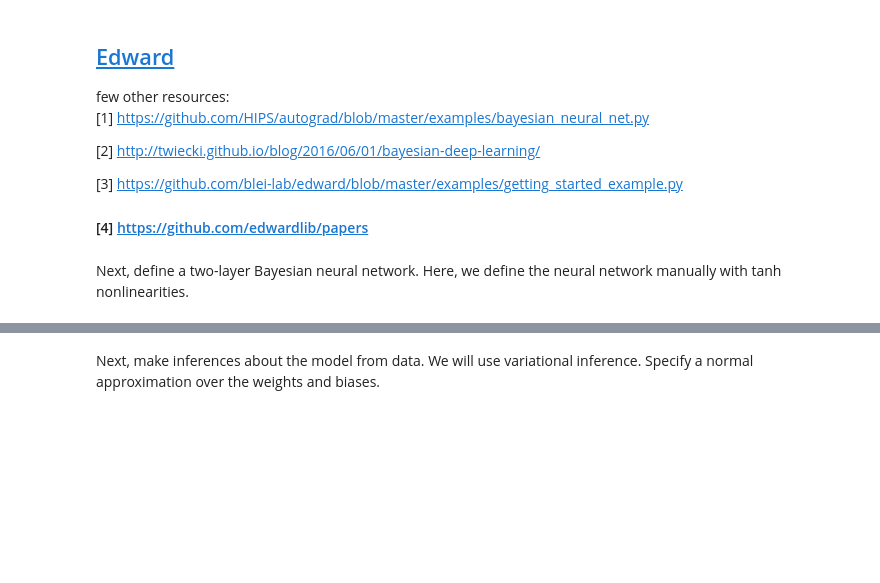
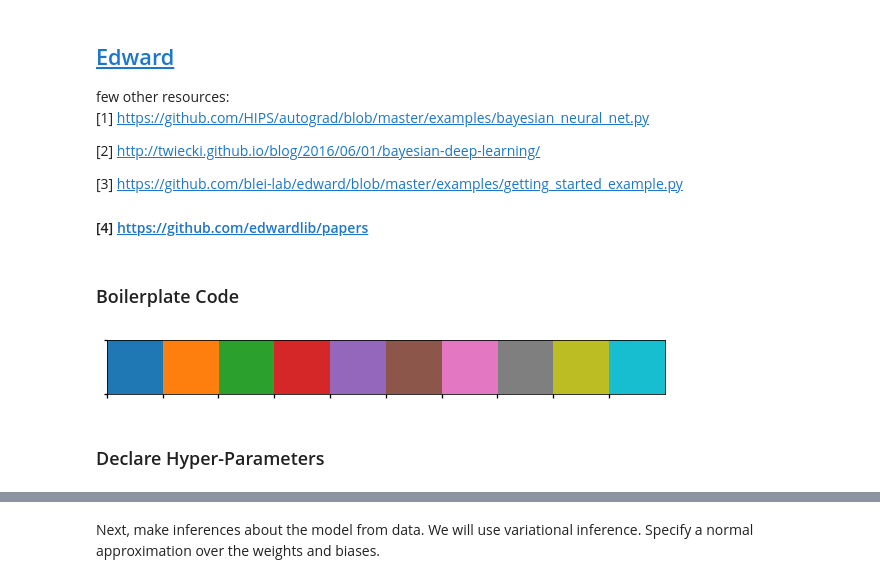
Before and after one commit to chromonav/neuroprobe, a Jupyter notebook: Bayesian Deep Learning/Learning Probablistic Deep Learning.ipynb, the cells around one changed output, grey strips where cells are left out. Saved outputs shown, nothing was run; the diff lists cells and outputs as text; code cells hidden in the pictures; blank space fills up the shorter version.

```diff
--- a/Bayesian Deep Learning/Learning Probablistic Deep Learning.ipynb
+++ b/Bayesian Deep Learning/Learning Probablistic Deep Learning.ipynb
@@ -29,2 +11,0 @@ y_train = y_train.astype(np.float32).reshape((50, 1))
-# %% [markdown]
-Next, define a two-layer Bayesian neural network. Here, we define the neural network manually with tanh nonlinearities.
@@ -42,0 +12,33 @@ y = Normal(loc=tf.matmul(tf.tanh(tf.matmul(x, W_0) + b_0), W_1) + b_1,
+# %% [markdown]
+### Boilerplate Code
+# %%
+%matplotlib inline
+%load_ext watermark
+from __future__ import absolute_import
+from __future__ import division
+from __future__ import print_function
+
+import edward as ed
+import matplotlib.pyplot as plt
+import matplotlib.cm as cm
+from matplotlib.colors import ListedColormap, Normalize
+from matplotlib.animation import FuncAnimation
+from tempfile import NamedTemporaryFile
+from IPython.display import HTML
+import seaborn as sns
+import numpy as np
+import six
+import tensorflow as tf
+
+plt.style.use('seaborn-talk')
+sns.set_context("talk", font_scale=1.4)
+# sns.set_palette("colorblind")
+sess = ed.get_session()
+
+sns.palplot(sns.color_palette())
+# this can be done only before using Edward
+ed.set_seed(42)
+# %% [output]
+[figure, added]
+# %% [markdown]
+### Declare Hyper-Parameters
```
Also changed, not shown: parts of 18 cells of this notebook, 25 other files.
